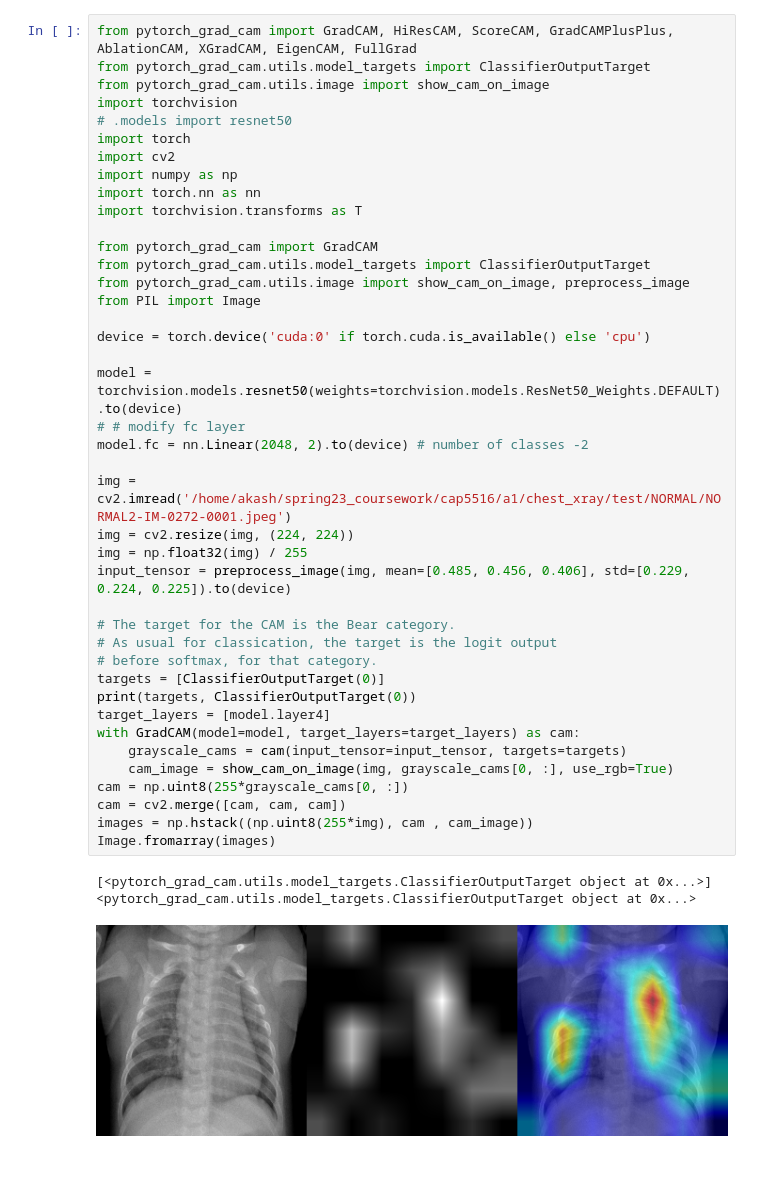
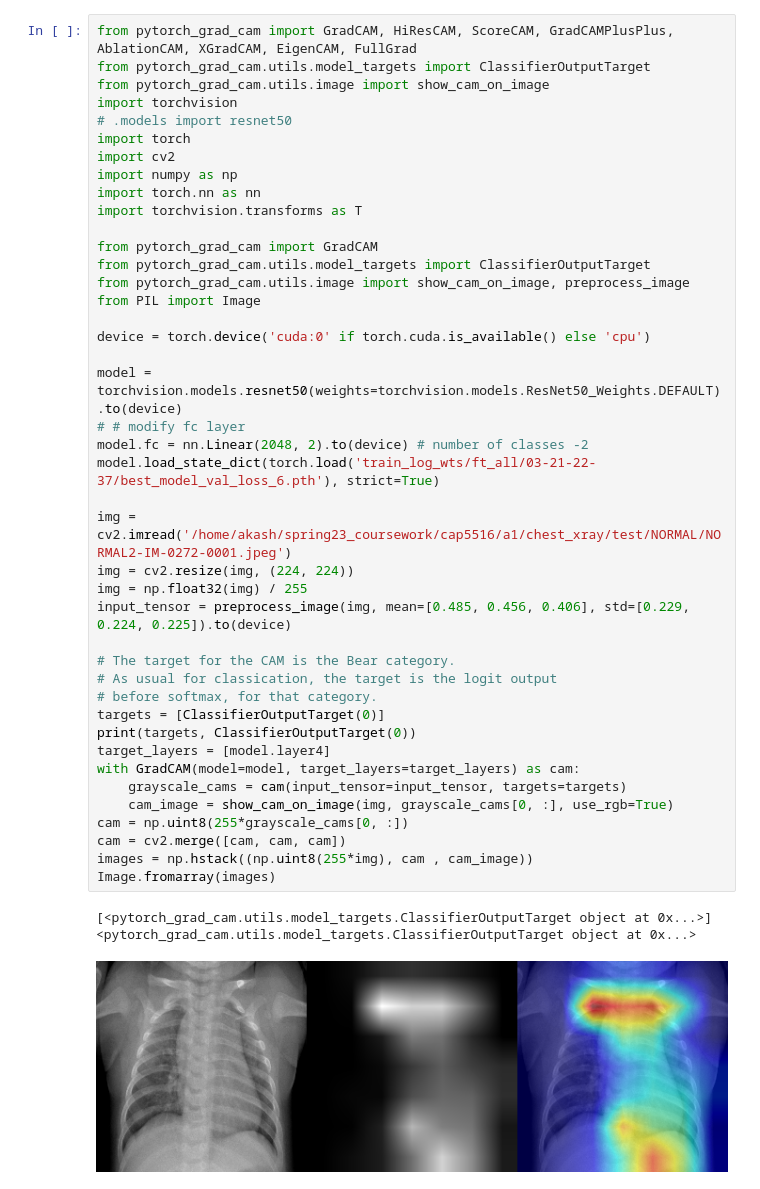
Before and after one commit to AKASH2907/cap5516_project_assignments, a Jupyter notebook: a1/grad_cam_analysis.ipynb, the cells around one changed output. Cells and saved outputs as stored; diff of their text form.

```diff
--- a/a1/grad_cam_analysis.ipynb
+++ b/a1/grad_cam_analysis.ipynb
@@ -14,31 +14,32 @@ from pytorch_grad_cam import GradCAM
 from pytorch_grad_cam.utils.model_targets import ClassifierOutputTarget
 from pytorch_grad_cam.utils.image import show_cam_on_image, preprocess_image
 from PIL import Image
 
 device = torch.device('cuda:0' if torch.cuda.is_available() else 'cpu')
 
 model = torchvision.models.resnet50(weights=torchvision.models.ResNet50_Weights.DEFAULT).to(device)
 # # modify fc layer
 model.fc = nn.Linear(2048, 2).to(device) # number of classes -2
+model.load_state_dict(torch.load('train_log_wts/ft_all/03-21-22-37/best_model_val_loss_6.pth'), strict=True)
 
 img = cv2.imread('/home/akash/spring23_coursework/cap5516/a1/chest_xray/test/NORMAL/NORMAL2-IM-0272-0001.jpeg')
 img = cv2.resize(img, (224, 224))
 img = np.float32(img) / 255
 input_tensor = preprocess_image(img, mean=[0.485, 0.456, 0.406], std=[0.229, 0.224, 0.225]).to(device)
 
 # The target for the CAM is the Bear category.
 # As usual for classication, the target is the logit output
 # before softmax, for that category.
 targets = [ClassifierOutputTarget(0)]
 print(targets, ClassifierOutputTarget(0))
 target_layers = [model.layer4]
 with GradCAM(model=model, target_layers=target_layers) as cam:
     grayscale_cams = cam(input_tensor=input_tensor, targets=targets)
     cam_image = show_cam_on_image(img, grayscale_cams[0, :], use_rgb=True)
 cam = np.uint8(255*grayscale_cams[0, :])
 cam = cv2.merge([cam, cam, cam])
 images = np.hstack((np.uint8(255*img), cam , cam_image))
 Image.fromarray(images)
 # %% [output]
 [<pytorch_grad_cam.utils.model_targets.ClassifierOutputTarget object at 0x...>] <pytorch_grad_cam.utils.model_targets.ClassifierOutputTarget object at 0x...>
-[figure, old version]
+[figure, new version]
```
